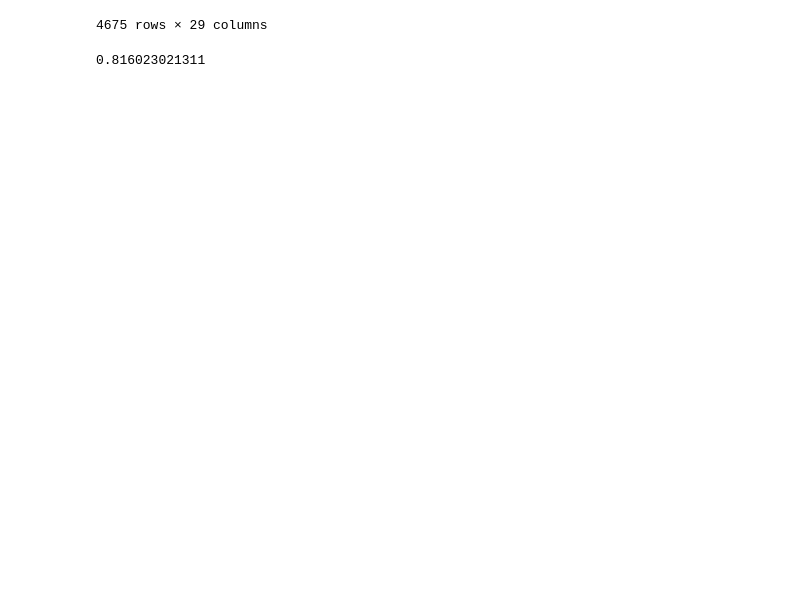
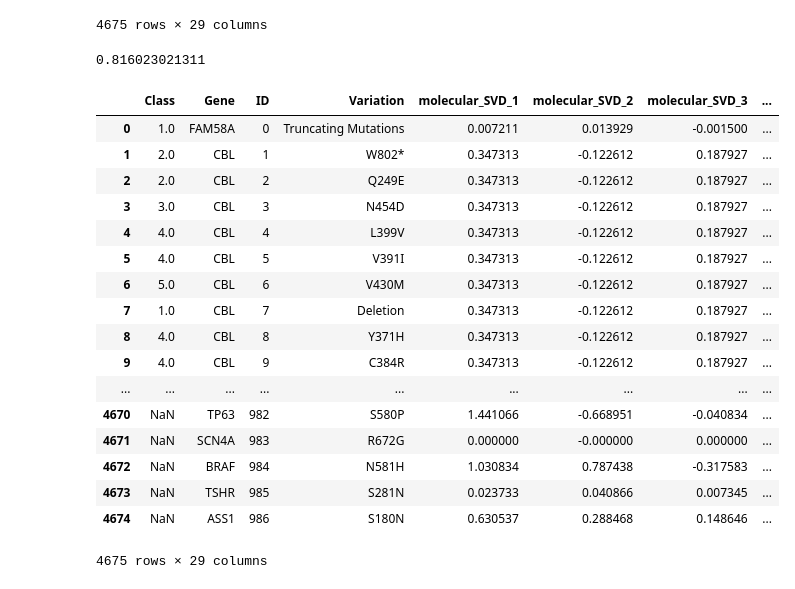
Before and after one commit to Sorelz/Kaggle_MSK, a Jupyter notebook: uniprot_extra_features/uniprot_molecular_fucntion.ipynb, the cells around one changed output. Drawn from its saved outputs; the diff is of its cells as text; code cells hidden in the pictures; blank space fills up the shorter version.

```diff
--- a/uniprot_extra_features/uniprot_molecular_fucntion.ipynb
+++ b/uniprot_extra_features/uniprot_molecular_fucntion.ipynb
@@ -214,9 +214,29 @@ print(svd.explained_variance_ratio_.sum())
 # %%
 new_names = []
 for i in range(25):
     new_names.append('molecular_SVD_'+str(i+1))
 
 data_SVD.columns = data_SVD.columns[:4].tolist() + new_names
+data_SVD
+# %% [output]
+|  | Class | Gene | ID | Variation | molecular_SVD_1 | molecular_SVD_2 | molecular_SVD_3 | ... |
+| 0 | 1.0 | FAM58A | 0 | Truncating Mutations | 0.007211 | 0.013929 | -0.001500 | ... |
+| 1 | 2.0 | CBL | 1 | W802* | 0.347313 | -0.122612 | 0.187927 | ... |
+| 2 | 2.0 | CBL | 2 | Q249E | 0.347313 | -0.122612 | 0.187927 | ... |
+| 3 | 3.0 | CBL | 3 | N454D | 0.347313 | -0.122612 | 0.187927 | ... |
+| 4 | 4.0 | CBL | 4 | L399V | 0.347313 | -0.122612 | 0.187927 | ... |
+| 5 | 4.0 | CBL | 5 | V391I | 0.347313 | -0.122612 | 0.187927 | ... |
+| 6 | 5.0 | CBL | 6 | V430M | 0.347313 | -0.122612 | 0.187927 | ... |
+| 7 | 1.0 | CBL | 7 | Deletion | 0.347313 | -0.122612 | 0.187927 | ... |
+| 8 | 4.0 | CBL | 8 | Y371H | 0.347313 | -0.122612 | 0.187927 | ... |
+| 9 | 4.0 | CBL | 9 | C384R | 0.347313 | -0.122612 | 0.187927 | ... |
+| ... | ... | ... | ... | ... | ... | ... | ... | ... |
+| 4670 | NaN | TP63 | 982 | S580P | 1.441066 | -0.668951 | -0.040834 | ... |
+| 4671 | NaN | SCN4A | 983 | R672G | 0.000000 | -0.000000 | 0.000000 | ... |
+| 4672 | NaN | BRAF | 984 | N581H | 1.030834 | 0.787438 | -0.317583 | ... |
+| 4673 | NaN | TSHR | 985 | S281N | 0.023733 | 0.040866 | 0.007345 | ... |
+| 4674 | NaN | ASS1 | 986 | S180N | 0.630537 | 0.288468 | 0.148646 | ... |
+4675 rows × 29 columns
 # %%
 # Save the 25 svd's features into one file
 data_SVD.to_csv("molecular_bases/svd25_molecular_functions.csv",index=False)
```
Also changed, not shown: parts of 1 cell of this notebook, 1 other file.
